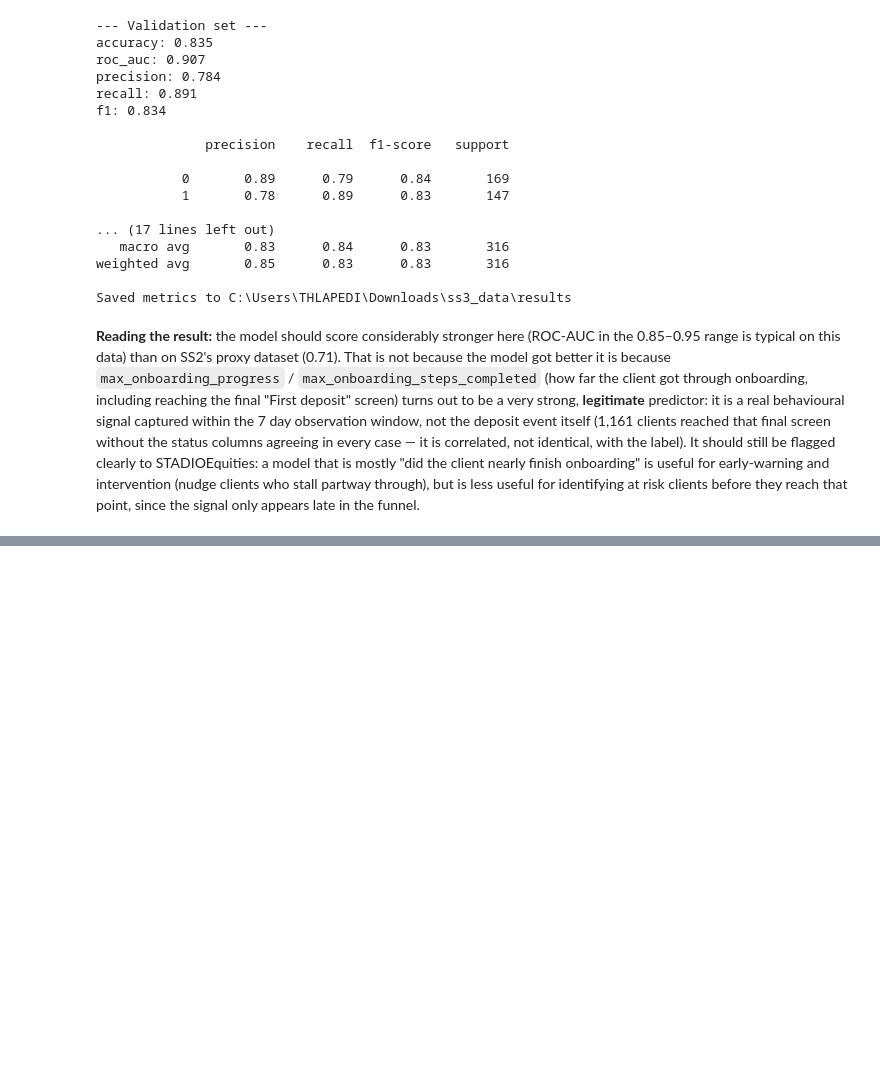
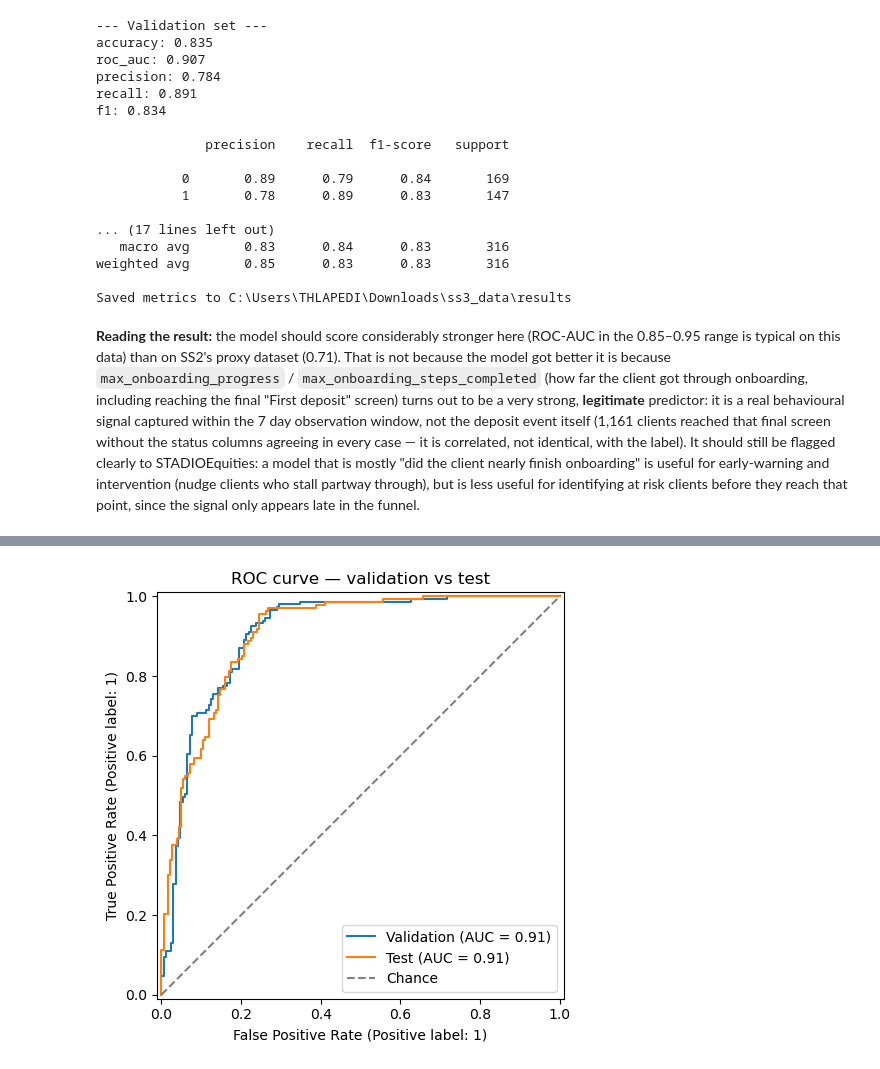
Before and after one commit to ThlapediRietaPhadime/CAP182-Capstone-Project, a Jupyter notebook: SS3_PartB.ipynb, the cells around one changed output, grey strips where cells are left out. Drawn from its saved outputs; the diff is of its cells as text; code cells hidden in the pictures; blank space fills up the shorter version.

```diff
--- a/SS3_PartB.ipynb
+++ b/SS3_PartB.ipynb
@@ -385,0 +403,13 @@ point, since the signal only appears late in the funnel.
+# %%
+if t1 is not None:
+    fig, ax = plt.subplots(figsize=(5, 5))
+    RocCurveDisplay.from_predictions(y_val, val_proba, ax=ax, name="Validation")
+    RocCurveDisplay.from_predictions(y_test, test_proba, ax=ax, name="Test")
+    ax.plot([0, 1], [0, 1], linestyle="--", color="grey", label="Chance")
+    ax.set_title("ROC curve — validation vs test")
+    ax.legend()
+    plt.tight_layout()
+    plt.savefig(RESULTS_DIR / "roc_curve.png", dpi=150)
+    plt.show()
+# %% [output]
+[figure, added]
```
Also changed, not shown: parts of 3 cells of this notebook.
